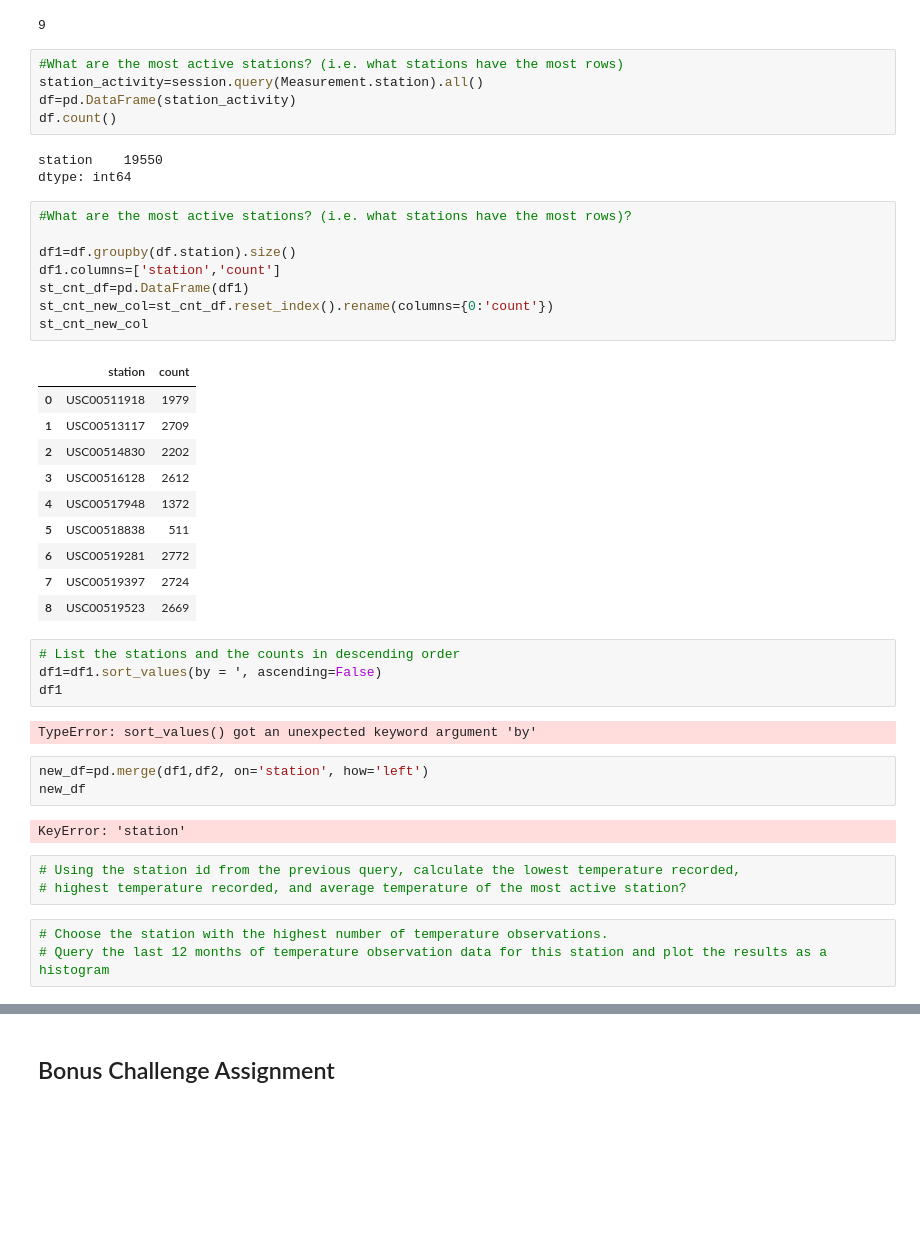
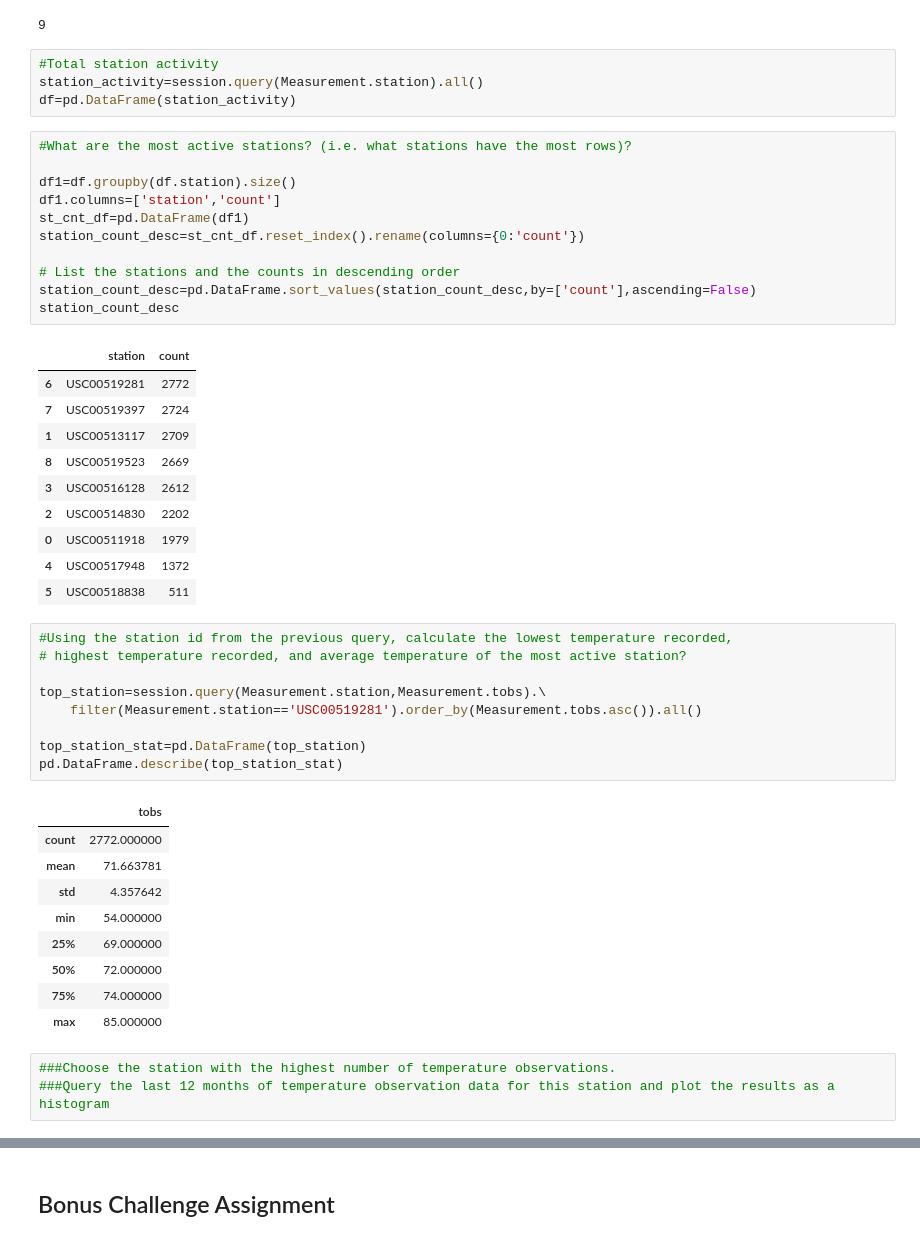
Before and after one commit to jamesa820/sqlalchemy-challenge, a Jupyter notebook: Instructions/climate_starter.ipynb, the cells around one changed output, grey strips where cells are left out. Saved outputs shown, nothing was run; the diff lists cells and outputs as text; blank space fills up the shorter version.

```diff
--- a/Instructions/climate_starter.ipynb
+++ b/Instructions/climate_starter.ipynb
@@ -83,46 +83,50 @@ amt_stations
 # %% [output]
 9
 # %%
-#What are the most active stations? (i.e. what stations have the most rows)
+#Total station activity
 station_activity=session.query(Measurement.station).all()
 df=pd.DataFrame(station_activity)
-df.count()
-# %% [output]
-station    19550
-dtype: int64
 # %%
 #What are the most active stations? (i.e. what stations have the most rows)?
 
 df1=df.groupby(df.station).size()
 df1.columns=['station','count']
 st_cnt_df=pd.DataFrame(df1)
-st_cnt_new_col=st_cnt_df.reset_index().rename(columns={0:'count'})
-st_cnt_new_col
+station_count_desc=st_cnt_df.reset_index().rename(columns={0:'count'})
+
+# List the stations and the counts in descending order
+station_count_desc=pd.DataFrame.sort_values(station_count_desc,by=['count'],ascending=False)
+station_count_desc
 # %% [output]
 |  | station | count |
+| 6 | USC00519281 | 2772 |
+| 7 | USC00519397 | 2724 |
+| 1 | USC00513117 | 2709 |
+| 8 | USC00519523 | 2669 |
+| 3 | USC00516128 | 2612 |
+| 2 | USC00514830 | 2202 |
 | 0 | USC00511918 | 1979 |
-| 1 | USC00513117 | 2709 |
-| 2 | USC00514830 | 2202 |
-| 3 | USC00516128 | 2612 |
 | 4 | USC00517948 | 1372 |
 | 5 | USC00518838 | 511 |
-| 6 | USC00519281 | 2772 |
-| 7 | USC00519397 | 2724 |
-| 8 | USC00519523 | 2669 |
-# %%
-# List the stations and the counts in descending order
-df1=df1.sort_values(by = ', ascending=False)
-df1
-# %% [output]
-TypeError: sort_values() got an unexpected keyword argument 'by'
-# %%
-new_df=pd.merge(df1,df2, on='station', how='left')
-new_df
-# %% [output]
-KeyError: 'station'
 # %%
-# Using the station id from the previous query, calculate the lowest temperature recorded,
+#Using the station id from the previous query, calculate the lowest temperature recorded,
 # highest temperature recorded, and average temperature of the most active station?
+
+top_station=session.query(Measurement.station,Measurement.tobs).\
+    filter(Measurement.station=='USC00519281').order_by(Measurement.tobs.asc()).all()
+
+top_station_stat=pd.DataFrame(top_station)
+pd.DataFrame.describe(top_station_stat)
+# %% [output]
+|  | tobs |
+| count | 2772.000000 |
+| mean | 71.663781 |
+| std | 4.357642 |
+| min | 54.000000 |
+| 25% | 69.000000 |
+| 50% | 72.000000 |
+| 75% | 74.000000 |
+| max | 85.000000 |
 # %%
-# Choose the station with the highest number of temperature observations.
-# Query the last 12 months of temperature observation data for this station and plot the results as a histogram
+###Choose the station with the highest number of temperature observations.
+###Query the last 12 months of temperature observation data for this station and plot the results as a histogram
```
Also changed, not shown: parts of 2 cells of this notebook.
